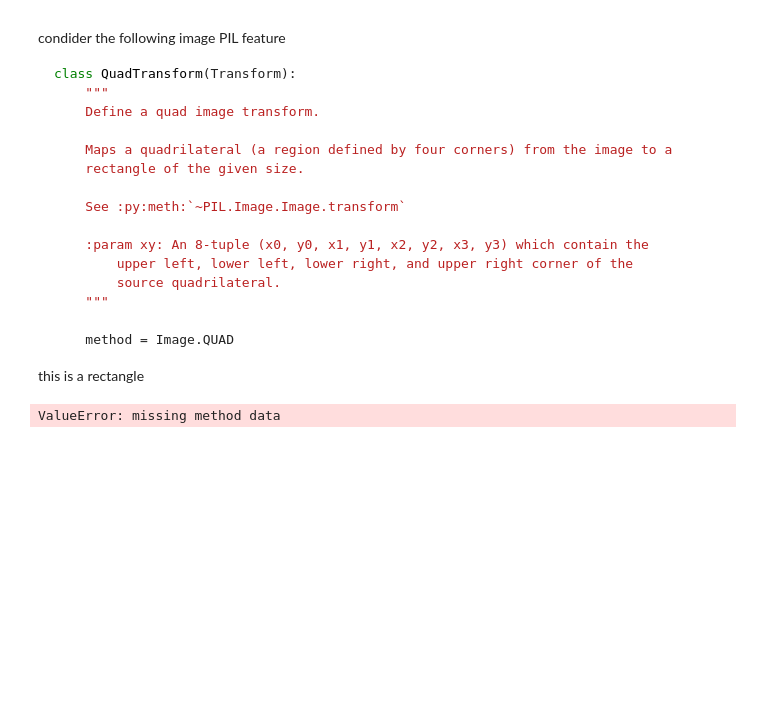
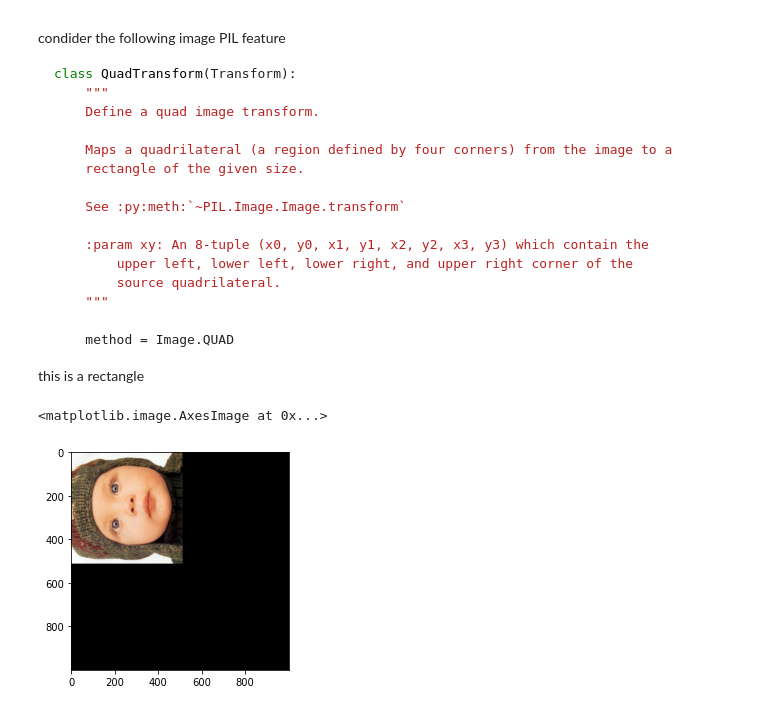
Before and after one commit to idan-tankel/IntroToCvFinals, a Jupyter notebook: IntroToVisionAlgos.ipynb, the cells around one changed output. Cells and saved outputs as stored; diff of their text form; code cells hidden in the pictures; blank space fills up the shorter version.

```diff
--- a/IntroToVisionAlgos.ipynb
+++ b/IntroToVisionAlgos.ipynb
@@ -263,15 +266,17 @@ this is a rectangle
 # %%
 # simple image transform
 from PIL import Image
 import matplotlib.pyplot as plt
-image = Image.open(mode='r',fp=r"C:\Users\user\Desktop\some_image.png")
-image.transform(
+image = Image.open(mode='r',fp=r'/content/sample_data/new_baby.png')
+new_image = image.transform(
     method=Image.QUAD,
-    size=(100,100)
+    data=(0,0,1000,0,1000,1000,0,1000),
+    size=(1000,1000)
 )
 # QUAD is 4 points to 4 points transformation. the defalut is to insert the new 'crop' to init at (0,0)
 # returning a new image of a given size (`PIL.Image`)
 # again we will present with `pyplotlib`
-plt.imshow(image)
+plt.imshow(new_image)
 # %% [output]
-ValueError: missing method data
+<matplotlib.image.AxesImage at 0x...>
+[figure, added]
```
Also changed, not shown: parts of 2 cells of this notebook.
